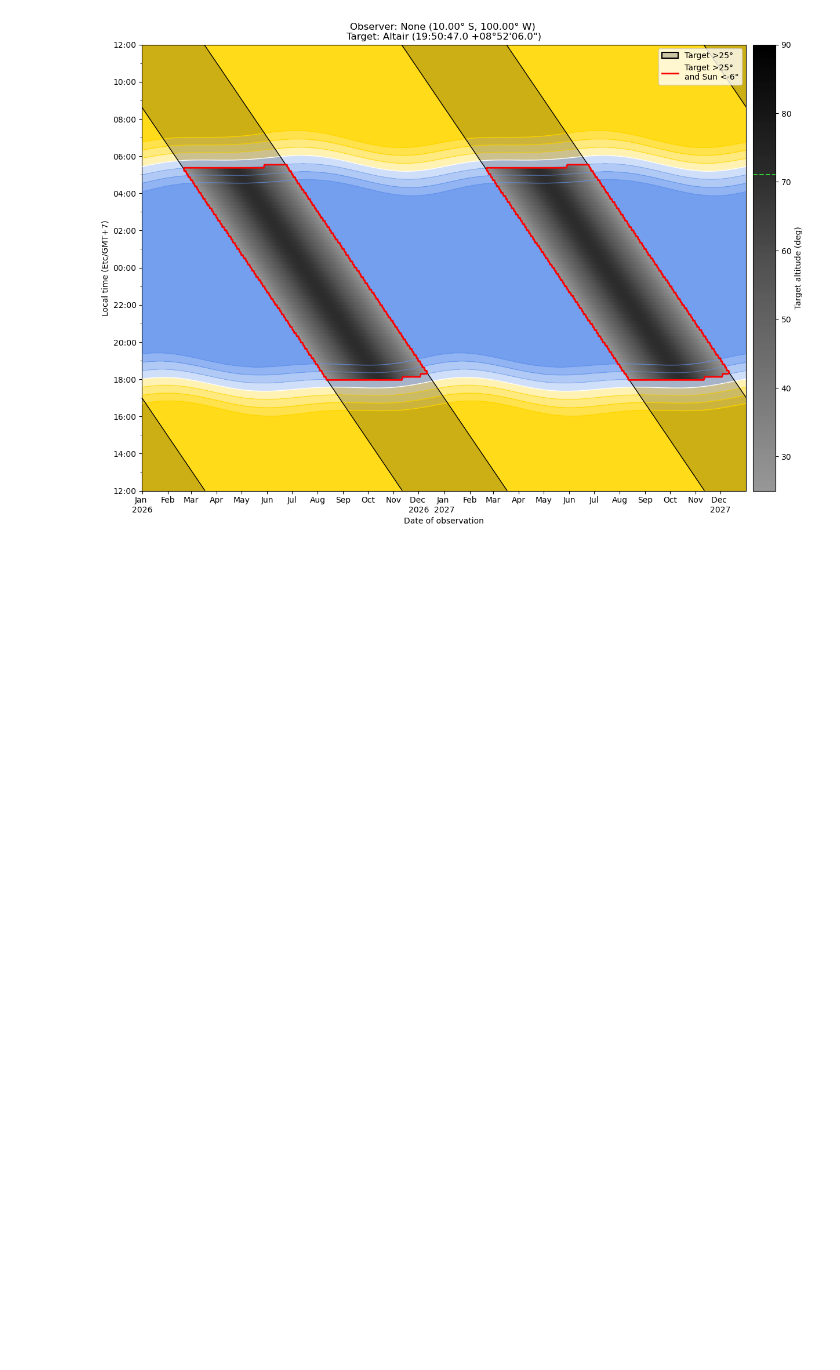
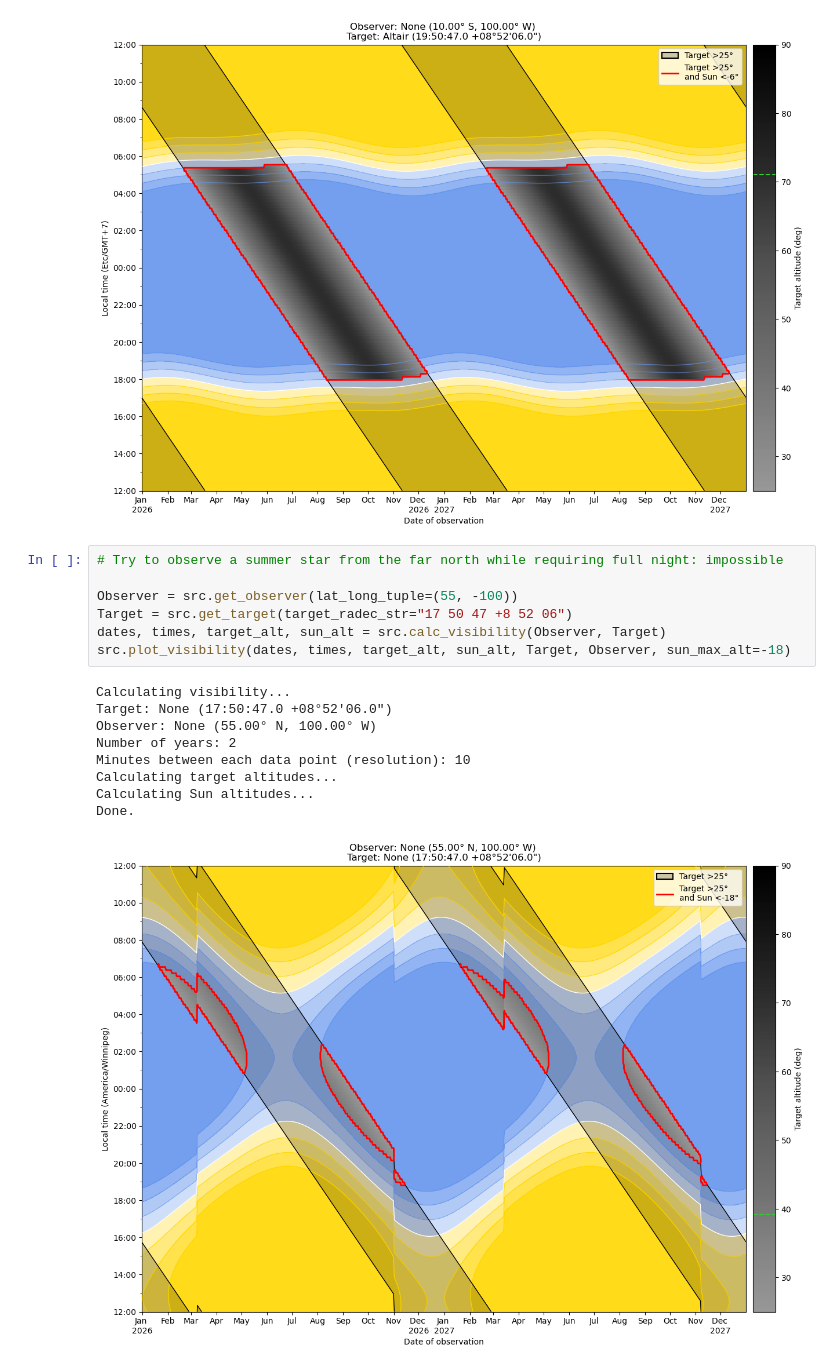
Before and after one commit to johnmomberg/Visibility_Planner, a Jupyter notebook: examples.ipynb, the cells around one changed output. Saved outputs shown, nothing was run; the diff lists cells and outputs as text; blank space fills up the shorter version.

```diff
--- a/examples.ipynb
+++ b/examples.ipynb
@@ -148,3 +141,20 @@ Calculating target altitudes...
 Calculating Sun altitudes...
 Done.
 [figure]
+# %%
+# Try to observe a summer star from the far north while requiring full night: impossible
+
+Observer = src.get_observer(lat_long_tuple=(55, -100))
+Target = src.get_target(target_radec_str="17 50 47 +8 52 06")
+dates, times, target_alt, sun_alt = src.calc_visibility(Observer, Target)
+src.plot_visibility(dates, times, target_alt, sun_alt, Target, Observer, sun_max_alt=-18)
+# %% [output]
+Calculating visibility...
+Target: None (17:50:47.0 +08°52'06.0")
+Observer: None (55.00° N, 100.00° W)
+Number of years: 2
+Minutes between each data point (resolution): 10
+Calculating target altitudes...
+Calculating Sun altitudes...
+Done.
+[figure, added]
```
Also changed, not shown: parts of 3 cells of this notebook, 1 other file.
